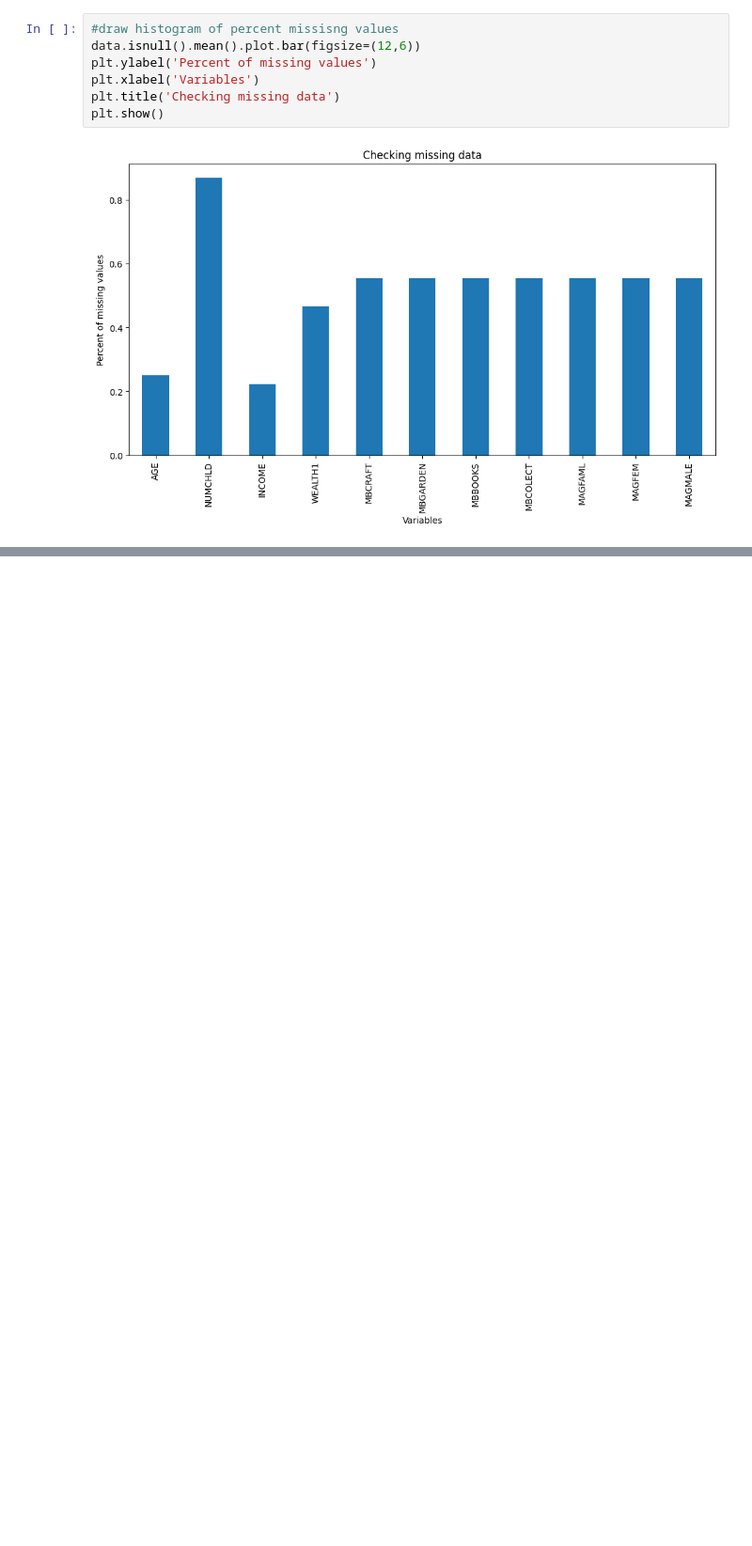
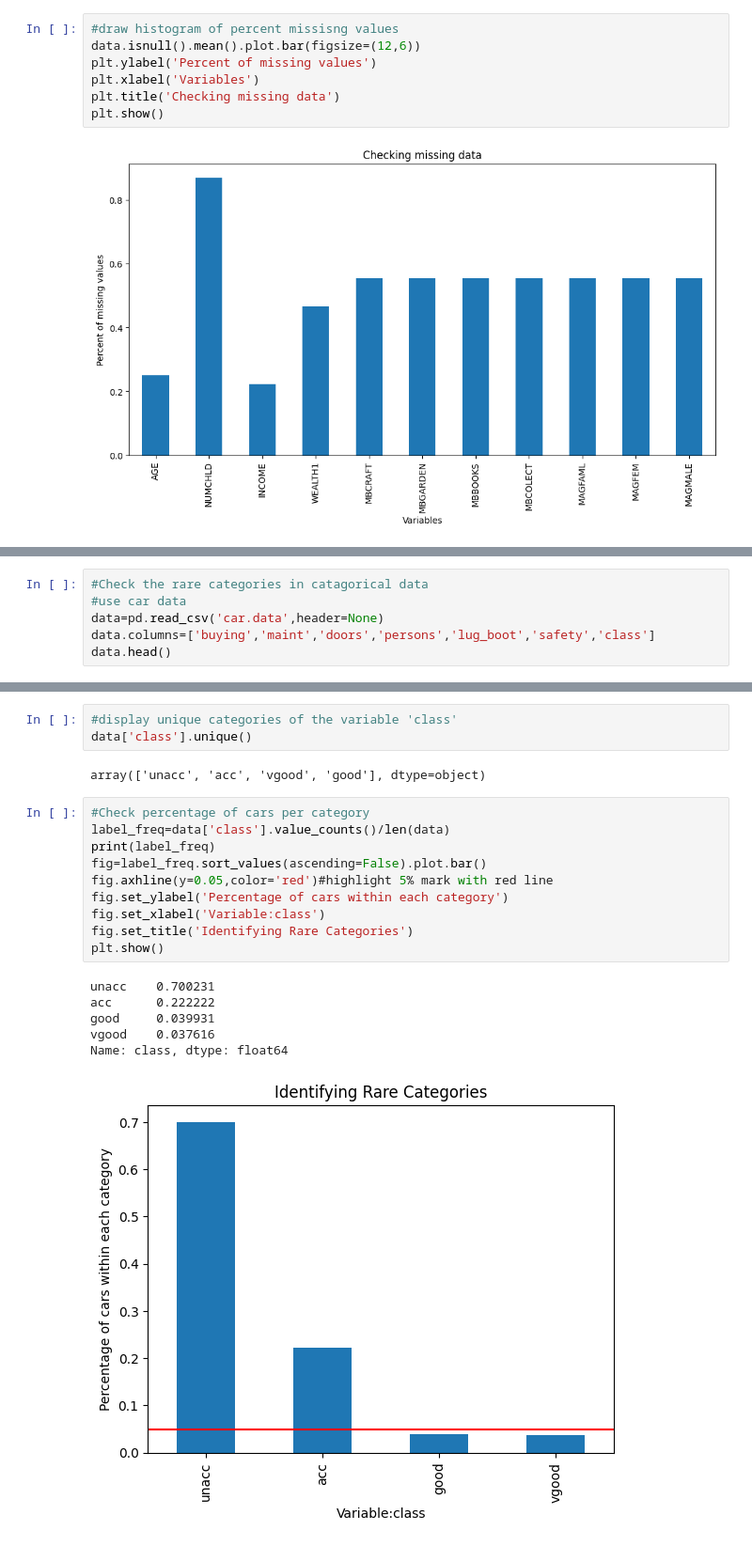
Before and after one commit to Chirag314/Feature-Engineering, a Jupyter notebook: Feature_Engineering_practise.ipynb, the cells around one changed output, grey strips where cells are left out. Shown at 94% size. Saved outputs shown, nothing was run; the diff lists cells and outputs as text; blank space fills up the shorter version.

```diff
--- a/Feature_Engineering_practise.ipynb
+++ b/Feature_Engineering_practise.ipynb
@@ -150,0 +189,6 @@ plt.show()
+# %%
+#Check the rare categories in catagorical data
+#use car data
+data=pd.read_csv('car.data',header=None)
+data.columns=['buying','maint','doors','persons','lug_boot','safety','class']
+data.head()
@@ -150,0 +223,22 @@ plt.show()
+# %%
+#display unique categories of the variable 'class'
+data['class'].unique()
+# %% [output]
+array(['unacc', 'acc', 'vgood', 'good'], dtype=object)
+# %%
+#Check percentage of cars per category
+label_freq=data['class'].value_counts()/len(data)
+print(label_freq)
+fig=label_freq.sort_values(ascending=False).plot.bar()
+fig.axhline(y=0.05,color='red')#highlight 5% mark with red line
+fig.set_ylabel('Percentage of cars within each category')
+fig.set_xlabel('Variable:class')
+fig.set_title('Identifying Rare Categories')
+plt.show()
+# %% [output]
+unacc    0.700231
+acc      0.222222
+good     0.039931
+vgood    0.037616
+Name: class, dtype: float64
+[figure, added]
```
Also changed, not shown: parts of 6 cells of this notebook.
